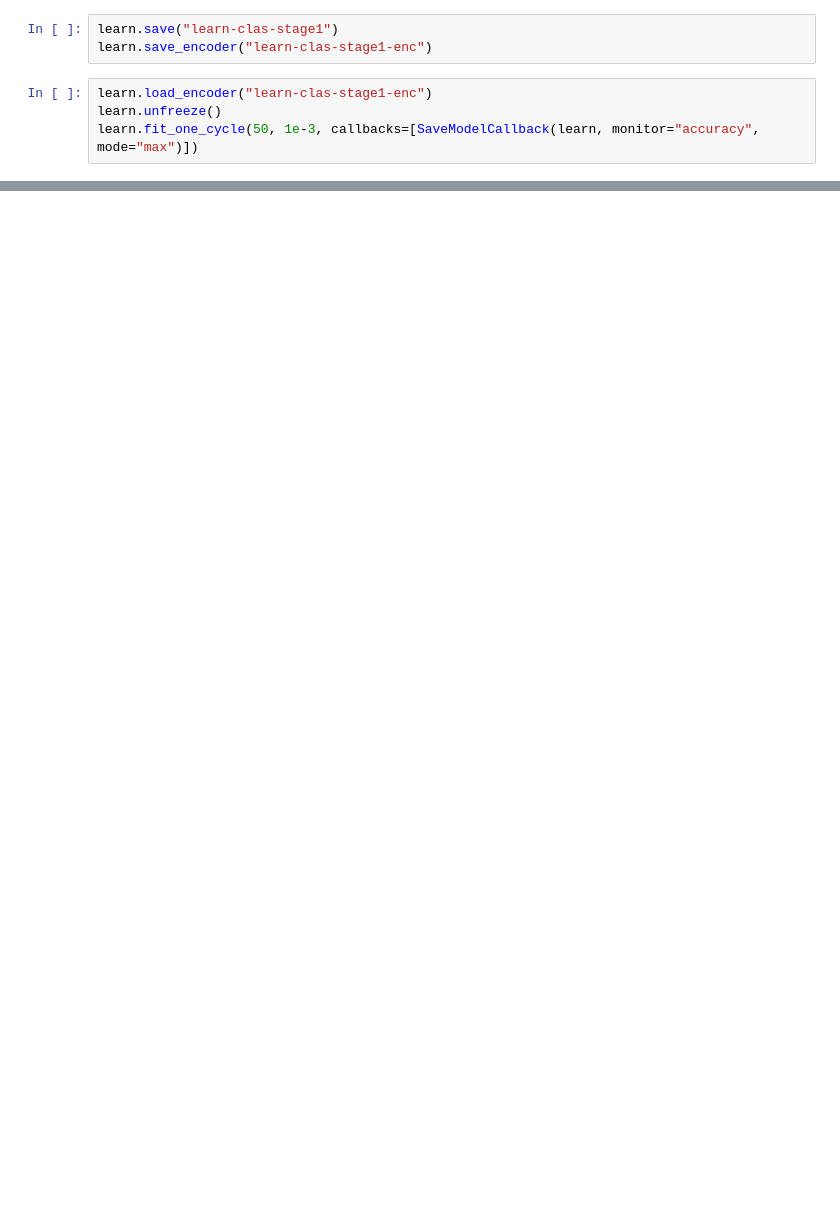
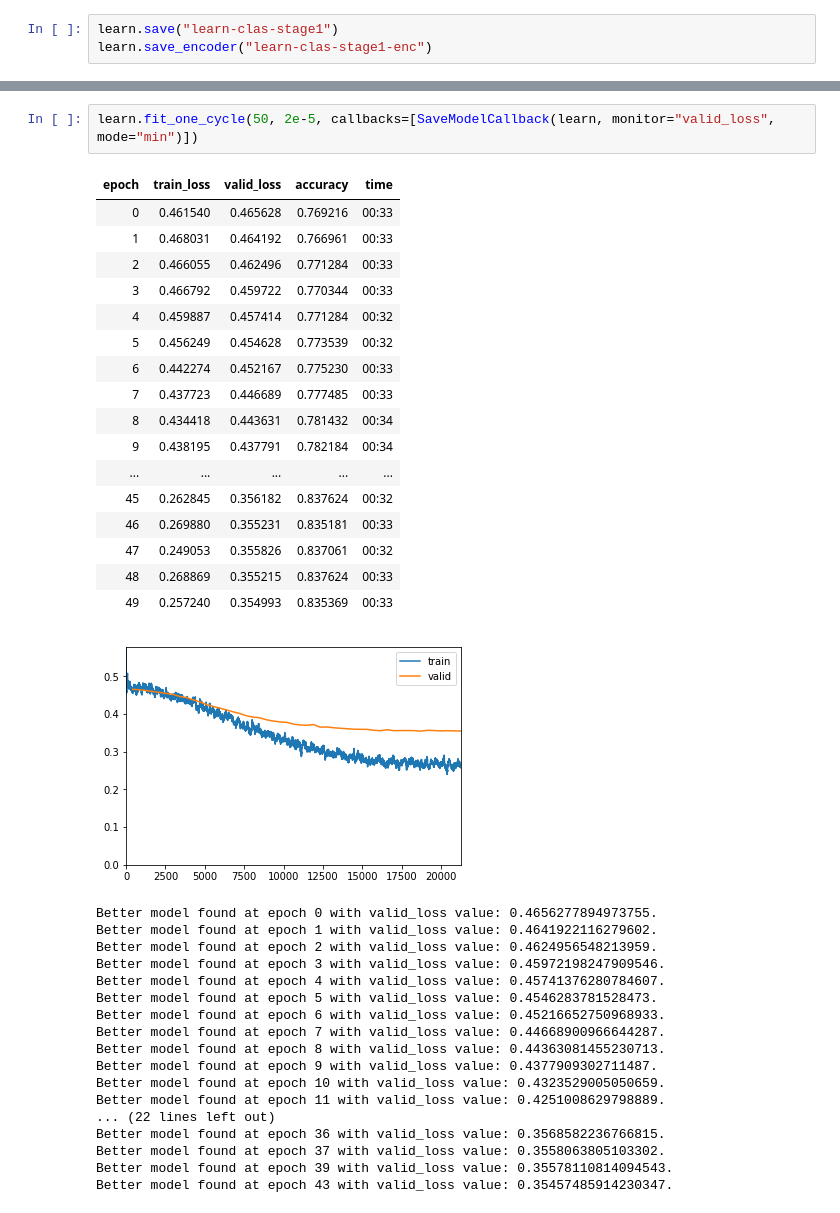
Before and after one commit to VicenteMoraes/SarcasmDetector, a Jupyter notebook: Classifier.ipynb, the cells around one changed output, grey strips where cells are left out. Drawn from its saved outputs; the diff is of its cells as text; blank space fills up the shorter version.

```diff
--- a/Classifier.ipynb
+++ b/Classifier.ipynb
@@ -75,7 +79,3 @@ Better model found at epoch 19 with accuracy value: 0.7265551686286926.
 # %%
 learn.save("learn-clas-stage1")
 learn.save_encoder("learn-clas-stage1-enc")
-# %%
-learn.load_encoder("learn-clas-stage1-enc")
-learn.unfreeze()
-learn.fit_one_cycle(50, 1e-3, callbacks=[SaveModelCallback(learn, monitor="accuracy", mode="max")])
@@ -128,3 +90,41 @@ RuntimeError: CUDA out of memory. Tried to allocate 92.00 MiB (GPU 0; 7.43 GiB t
+# %%
+learn.fit_one_cycle(50, 2e-5, callbacks=[SaveModelCallback(learn, monitor="valid_loss", mode="min")])
+# %% [output]
+| epoch | train_loss | valid_loss | accuracy | time |
+| 0 | 0.461540 | 0.465628 | 0.769216 | 00:33 |
+| 1 | 0.468031 | 0.464192 | 0.766961 | 00:33 |
+| 2 | 0.466055 | 0.462496 | 0.771284 | 00:33 |
+| 3 | 0.466792 | 0.459722 | 0.770344 | 00:33 |
+| 4 | 0.459887 | 0.457414 | 0.771284 | 00:32 |
+| 5 | 0.456249 | 0.454628 | 0.773539 | 00:32 |
+| 6 | 0.442274 | 0.452167 | 0.775230 | 00:33 |
+| 7 | 0.437723 | 0.446689 | 0.777485 | 00:33 |
+| 8 | 0.434418 | 0.443631 | 0.781432 | 00:34 |
+| 9 | 0.438195 | 0.437791 | 0.782184 | 00:34 |
+| ... | ... | ... | ... | ... |
+| 45 | 0.262845 | 0.356182 | 0.837624 | 00:32 |
+| 46 | 0.269880 | 0.355231 | 0.835181 | 00:33 |
+| 47 | 0.249053 | 0.355826 | 0.837061 | 00:32 |
+| 48 | 0.268869 | 0.355215 | 0.837624 | 00:33 |
+| 49 | 0.257240 | 0.354993 | 0.835369 | 00:33 |
+[figure, added]
+Better model found at epoch 0 with valid_loss value: 0.4656277894973755.
+Better model found at epoch 1 with valid_loss value: 0.4641922116279602.
+Better model found at epoch 2 with valid_loss value: 0.4624956548213959.
+Better model found at epoch 3 with valid_loss value: 0.45972198247909546.
+Better model found at epoch 4 with valid_loss value: 0.45741376280784607.
+Better model found at epoch 5 with valid_loss value: 0.4546283781528473.
+Better model found at epoch 6 with valid_loss value: 0.45216652750968933.
+Better model found at epoch 7 with valid_loss value: 0.44668900966644287.
+Better model found at epoch 8 with valid_loss value: 0.44363081455230713.
+Better model found at epoch 9 with valid_loss value: 0.4377909302711487.
+Better model found at epoch 10 with valid_loss value: 0.4323529005050659.
+Better model found at epoch 11 with valid_loss value: 0.4251008629798889.
+... (22 lines left out)
+Better model found at epoch 36 with valid_loss value: 0.3568582236766815.
+Better model found at epoch 37 with valid_loss value: 0.3558063805103302.
+Better model found at epoch 39 with valid_loss value: 0.35578110814094543.
+Better model found at epoch 43 with valid_loss value: 0.35457485914230347.
 # %%
 learn.predict("Man Annoyed At Being Mistaken For Employee Just Because He Driving Forklift Through Store")
 # %% [output]
```
Also changed, not shown: parts of 7 cells of this notebook.
